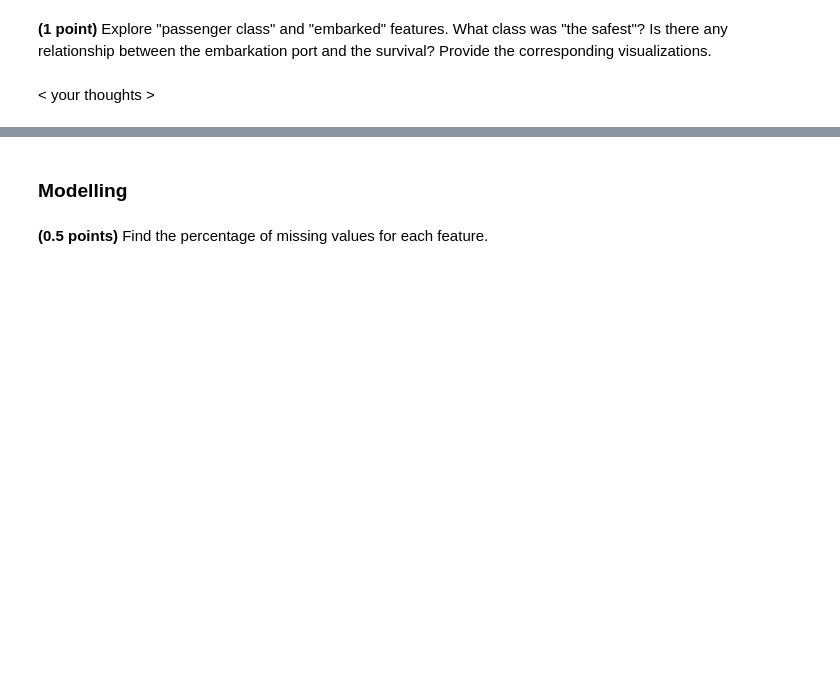
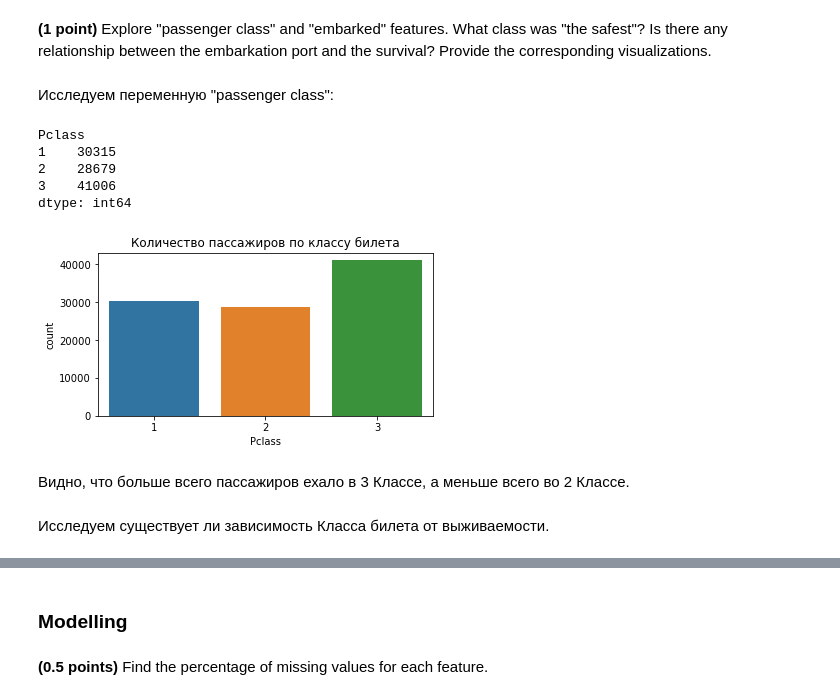
Before and after one commit to AlexeyZubar/Classification_linear_knn, a Jupyter notebook: hw_classification.ipynb, the cells around one changed output, grey strips where cells are left out. Cells and saved outputs as stored; diff of their text form; code cells hidden in the pictures; blank space fills up the shorter version.

```diff
--- a/hw_classification.ipynb
+++ b/hw_classification.ipynb
@@ -707,2 +744,21 @@ plt.show()
-# %% [markdown]
-< your thoughts >
+# %% [markdown]
+Исследуем переменную "passenger class":
+# %%
+data.groupby('Pclass').size()
+# %% [output]
+Pclass
+1    30315
+2    28679
+3    41006
+dtype: int64
+# %%
+plt.figure(figsize=(6,3))
+sns.countplot(x=data['Pclass'])
+plt.title("Количество пассажиров по классу билета")
+plt.show()
+# %% [output]
+[figure, added]
+# %% [markdown]
+Видно, что больше всего пассажиров ехало в 3 Классе, а меньше всего во 2 Классе.
+# %% [markdown]
+Исследуем существует ли зависимость Класса билета от выживаемости.
```
Also changed, not shown: parts of 49 cells of this notebook.
